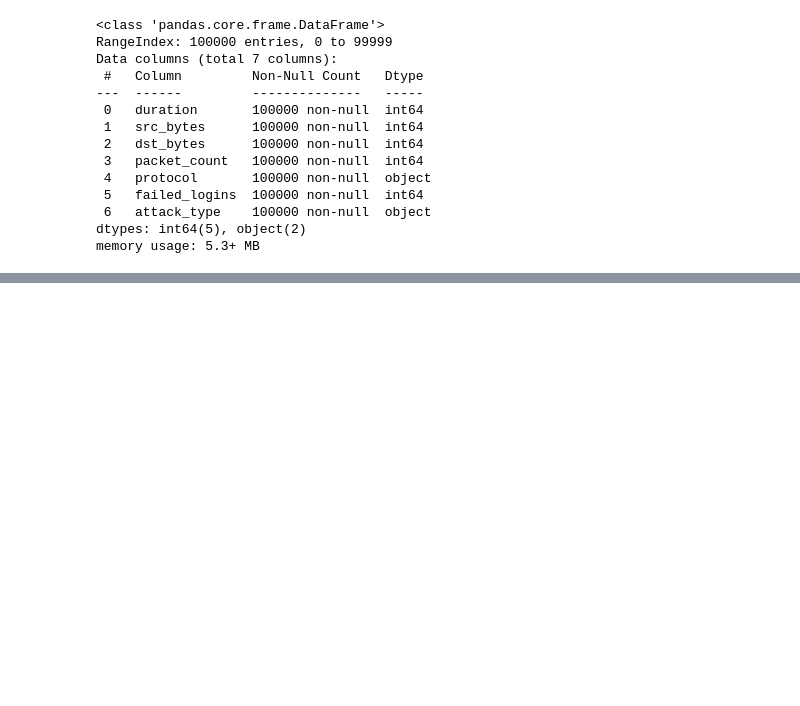
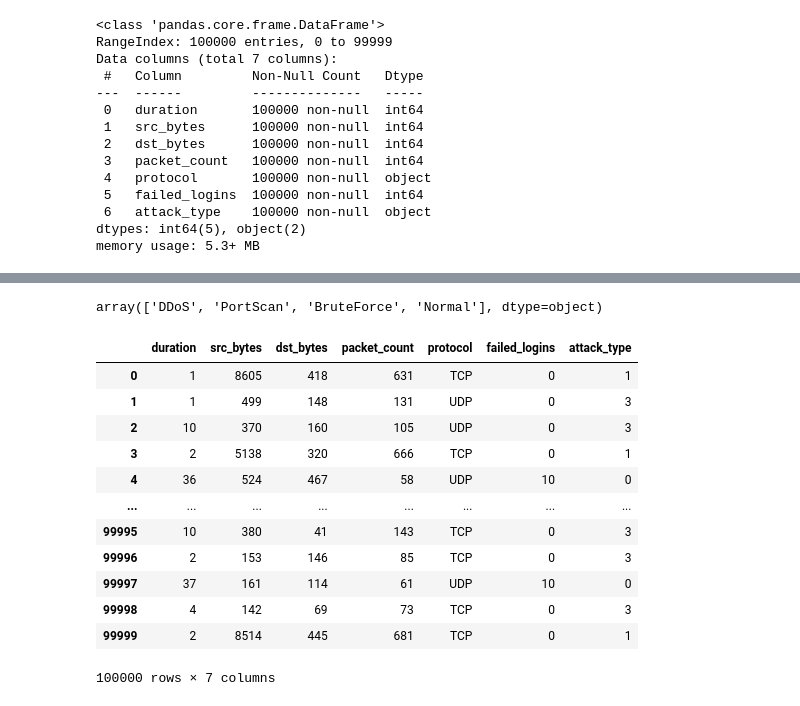
Before and after one commit to sonjoy1s/ML, a Jupyter notebook: Cyber_Security_Attack_Using_Network.ipynb, the cells around one changed output, grey strips where cells are left out. Saved outputs shown, nothing was run; the diff lists cells and outputs as text; code cells hidden in the pictures; blank space fills up the shorter version.

```diff
--- a/Cyber_Security_Attack_Using_Network.ipynb
+++ b/Cyber_Security_Attack_Using_Network.ipynb
@@ -53,0 +110,22 @@ memory usage: 5.3+ MB
+# %%
+df['attack_type'].unique()
+# %% [output]
+array(['DDoS', 'PortScan', 'BruteForce', 'Normal'], dtype=object)
+# %%
+le = LabelEncoder()
+df['attack_type'] = le.fit_transform(df['attack_type'])
+df
+# %% [output]
+|  | duration | src_bytes | dst_bytes | packet_count | protocol | failed_logins | attack_type |
+| 0 | 1 | 8605 | 418 | 631 | TCP | 0 | 1 |
+| 1 | 1 | 499 | 148 | 131 | UDP | 0 | 3 |
+| 2 | 10 | 370 | 160 | 105 | UDP | 0 | 3 |
+| 3 | 2 | 5138 | 320 | 666 | TCP | 0 | 1 |
+| 4 | 36 | 524 | 467 | 58 | UDP | 10 | 0 |
+| ... | ... | ... | ... | ... | ... | ... | ... |
+| 99995 | 10 | 380 | 41 | 143 | TCP | 0 | 3 |
+| 99996 | 2 | 153 | 146 | 85 | TCP | 0 | 3 |
+| 99997 | 37 | 161 | 114 | 61 | UDP | 10 | 0 |
+| 99998 | 4 | 142 | 69 | 73 | TCP | 0 | 3 |
+| 99999 | 2 | 8514 | 445 | 681 | TCP | 0 | 1 |
+100000 rows × 7 columns
```
Also changed, not shown: parts of 11 cells of this notebook.
